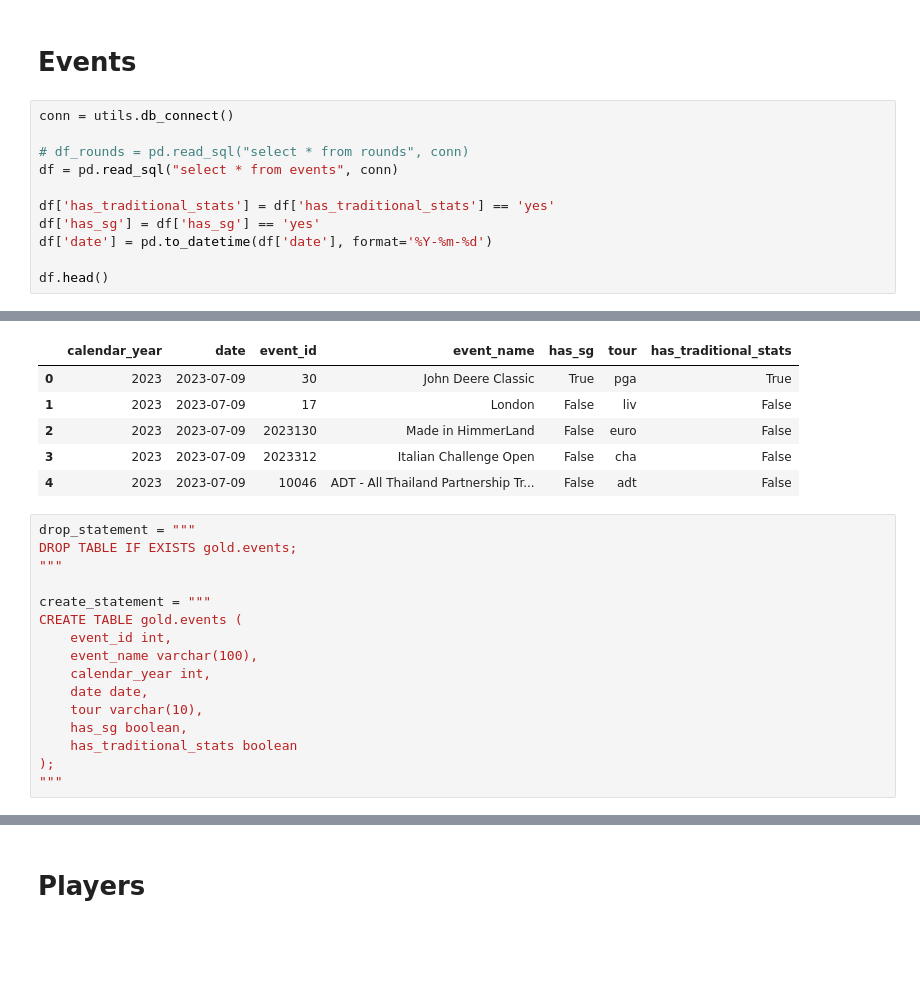
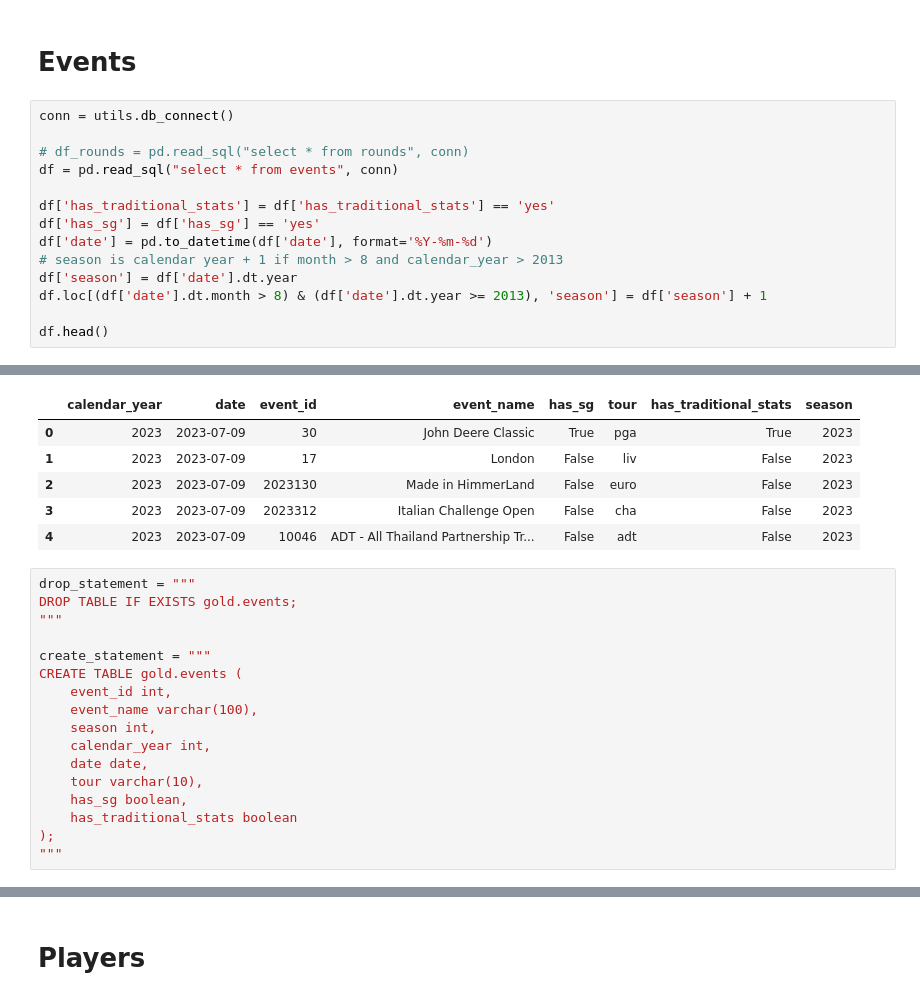
Before and after one commit to melebrett/MSDS-Capstone, a Jupyter notebook: dev/data_cleaning.ipynb, the cells around one changed output, grey strips where cells are left out. Drawn from its saved outputs; the diff is of its cells as text; blank space fills up the shorter version.

```diff
--- a/dev/data_cleaning.ipynb
+++ b/dev/data_cleaning.ipynb
@@ -189,6 +189,9 @@ df = pd.read_sql("select * from events", conn)
 df['has_traditional_stats'] = df['has_traditional_stats'] == 'yes'
 df['has_sg'] = df['has_sg'] == 'yes'
 df['date'] = pd.to_datetime(df['date'], format='%Y-%m-%d')
+# season is calendar year + 1 if month > 8 and calendar_year > 2013
+df['season'] = df['date'].dt.year
+df.loc[(df['date'].dt.month > 8) & (df['date'].dt.year >= 2013), 'season'] = df['season'] + 1
 
 df.head()
 # %% [output]
@@ -205,9 +208,9 @@ df.head()
-|  | calendar_year | date | event_id | event_name | has_sg | tour | has_traditional_stats |
-| 0 | 2023 | 2023-07-09 | 30 | John Deere Classic | True | pga | True |
-| 1 | 2023 | 2023-07-09 | 17 | London | False | liv | False |
-| 2 | 2023 | 2023-07-09 | 2023130 | Made in HimmerLand | False | euro | False |
-| 3 | 2023 | 2023-07-09 | 2023312 | Italian Challenge Open | False | cha | False |
-| 4 | 2023 | 2023-07-09 | 10046 | ADT - All Thailand Partnership Tr... | False | adt | False |
+|  | calendar_year | date | event_id | event_name | has_sg | tour | has_traditional_stats | season |
+| 0 | 2023 | 2023-07-09 | 30 | John Deere Classic | True | pga | True | 2023 |
+| 1 | 2023 | 2023-07-09 | 17 | London | False | liv | False | 2023 |
+| 2 | 2023 | 2023-07-09 | 2023130 | Made in HimmerLand | False | euro | False | 2023 |
+| 3 | 2023 | 2023-07-09 | 2023312 | Italian Challenge Open | False | cha | False | 2023 |
+| 4 | 2023 | 2023-07-09 | 10046 | ADT - All Thailand Partnership Tr... | False | adt | False | 2023 |
 # %%
 drop_statement = """
 DROP TABLE IF EXISTS gold.events;
@@ -217,6 +220,7 @@ create_statement = """
 CREATE TABLE gold.events (
     event_id int,
     event_name varchar(100),
+    season int,
     calendar_year int,
     date date,
     tour varchar(10),
```
Also changed, not shown: parts of 7 cells of this notebook, 7 other files.
